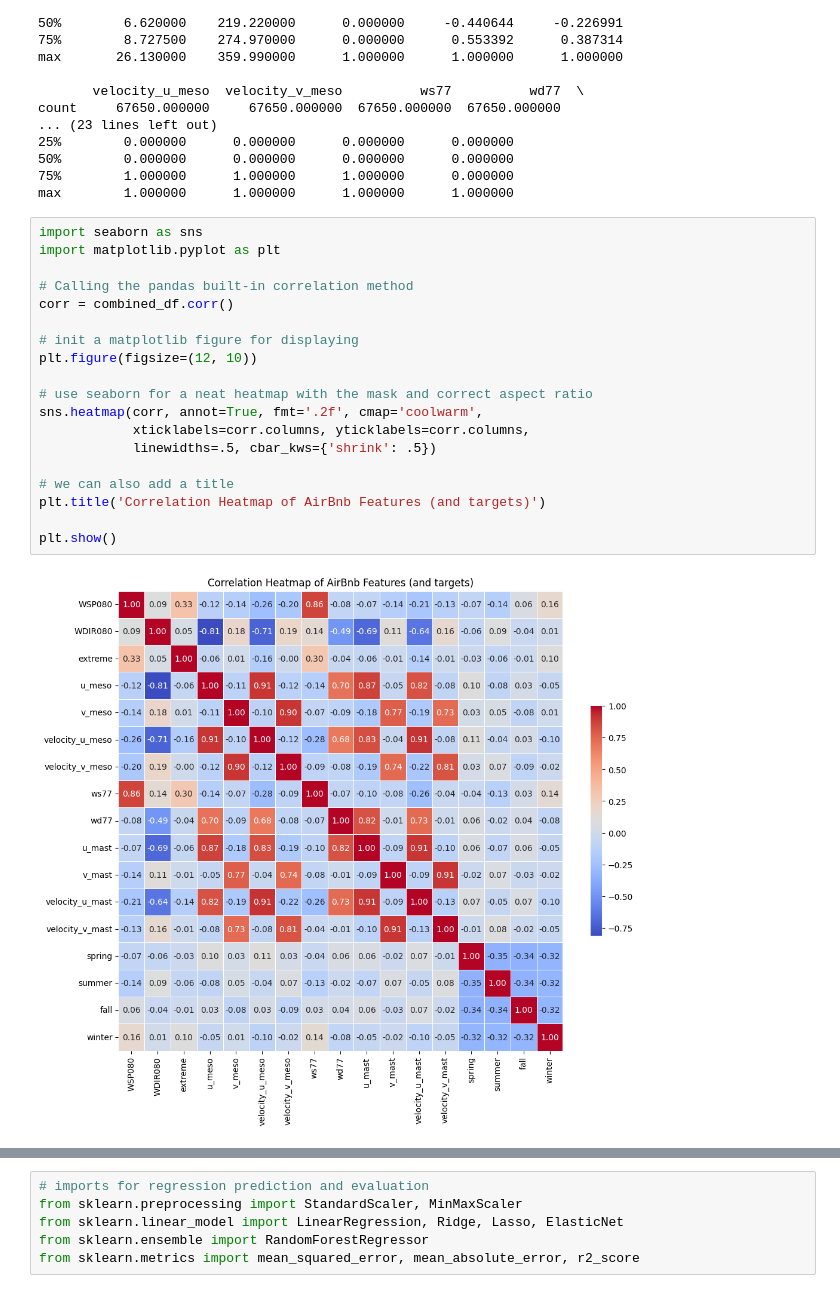
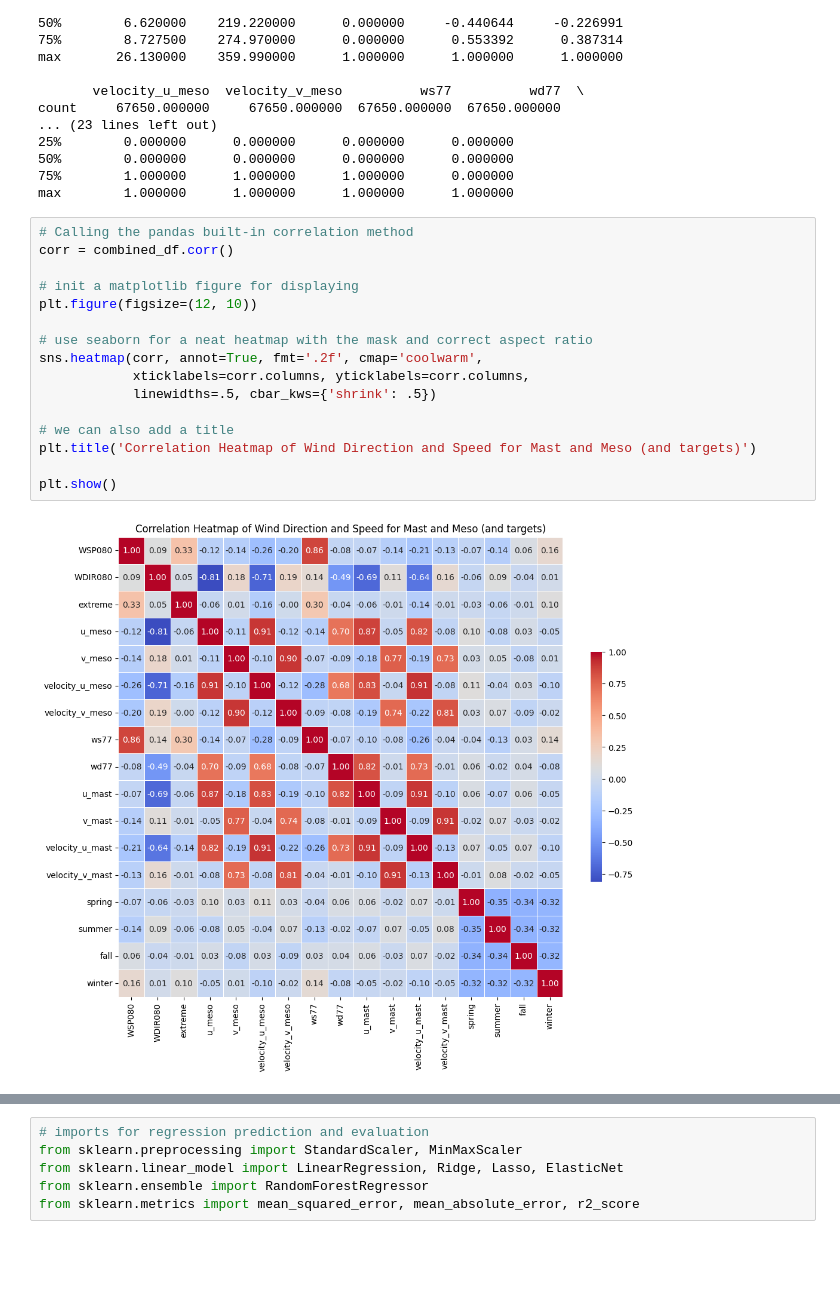
Before and after one commit to radoslavKiryazov/MAL, a Jupyter notebook: Assignment 3/3. Vestas - Predicting Wind Speed.ipynb, the cells around one changed output, grey strips where cells are left out. Cells and saved outputs as stored; diff of their text form; blank space fills up the shorter version.

```diff
--- a/Assignment 3/3. Vestas - Predicting Wind Speed.ipynb
+++ b/Assignment 3/3. Vestas - Predicting Wind Speed.ipynb
@@ -391,23 +329,20 @@ count     67650.000000     67650.000000  67650.000000  67650.000000
 75%        1.000000      1.000000      1.000000      0.000000
 max        1.000000      1.000000      1.000000      1.000000
 # %%
-import seaborn as sns
-import matplotlib.pyplot as plt
-
 # Calling the pandas built-in correlation method
 corr = combined_df.corr()
 
 # init a matplotlib figure for displaying
 plt.figure(figsize=(12, 10))
 
 # use seaborn for a neat heatmap with the mask and correct aspect ratio
 sns.heatmap(corr, annot=True, fmt='.2f', cmap='coolwarm',
             xticklabels=corr.columns, yticklabels=corr.columns,
             linewidths=.5, cbar_kws={'shrink': .5})
 
 # we can also add a title
-plt.title('Correlation Heatmap of AirBnb Features (and targets)')
+plt.title('Correlation Heatmap of Wind Direction and Speed for Mast and Meso (and targets)')
 
 plt.show()
 # %% [output]
-[figure, old version]
+[figure, new version]
```
Also changed, not shown: parts of 13 cells of this notebook.
